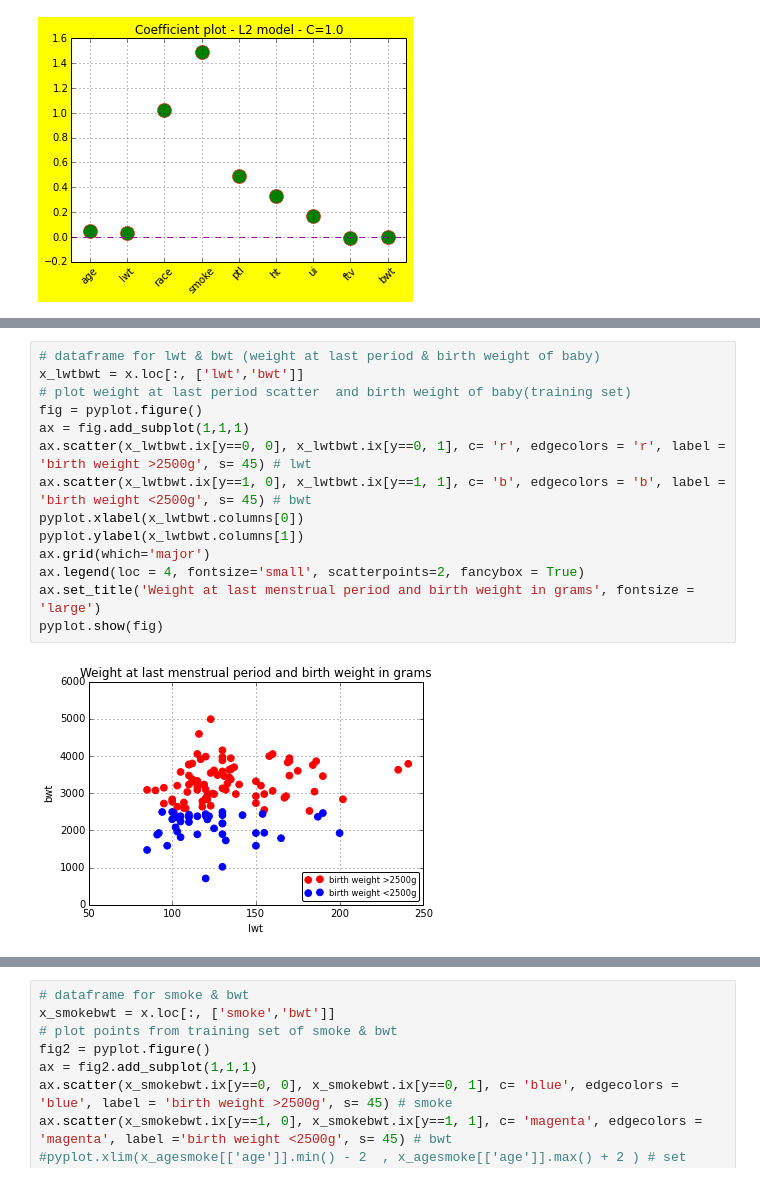
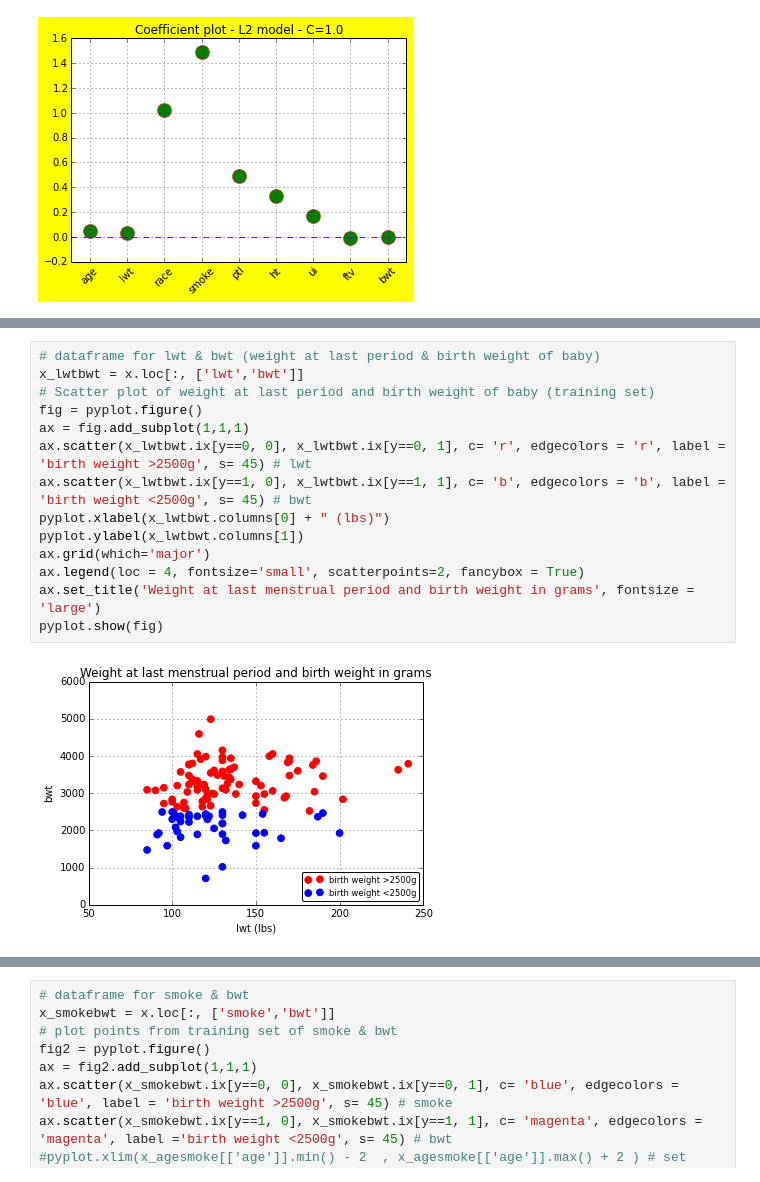
Before and after one commit to Gabya06/datascience, a Jupyter notebook: LogisticRegression/LogisticRegression-LowBirthWeight.ipynb, the cells around one changed output, grey strips where cells are left out. Drawn from its saved outputs; the diff is of its cells as text.

```diff
--- a/LogisticRegression/LogisticRegression-LowBirthWeight.ipynb
+++ b/LogisticRegression/LogisticRegression-LowBirthWeight.ipynb
@@ -309,16 +315,16 @@ Next, I created a few smaller dataframes to visually explore the data.
 # %%
 # dataframe for lwt & bwt (weight at last period & birth weight of baby)
 x_lwtbwt = x.loc[:, ['lwt','bwt']]
-# plot weight at last period scatter  and birth weight of baby(training set)
+# Scatter plot of weight at last period and birth weight of baby (training set)
 fig = pyplot.figure()
 ax = fig.add_subplot(1,1,1)
 ax.scatter(x_lwtbwt.ix[y==0, 0], x_lwtbwt.ix[y==0, 1], c= 'r', edgecolors = 'r', label = 'birth weight >2500g', s= 45) # lwt
 ax.scatter(x_lwtbwt.ix[y==1, 0], x_lwtbwt.ix[y==1, 1], c= 'b', edgecolors = 'b', label = 'birth weight <2500g', s= 45) # bwt
-pyplot.xlabel(x_lwtbwt.columns[0])
+pyplot.xlabel(x_lwtbwt.columns[0] + " (lbs)")
 pyplot.ylabel(x_lwtbwt.columns[1])
 ax.grid(which='major')
 ax.legend(loc = 4, fontsize='small', scatterpoints=2, fancybox = True)
 ax.set_title('Weight at last menstrual period and birth weight in grams', fontsize = 'large')
 pyplot.show(fig)
 # %% [output]
-[figure, old version]
+[figure, new version]
```
Also changed, not shown: parts of 14 cells of this notebook.
